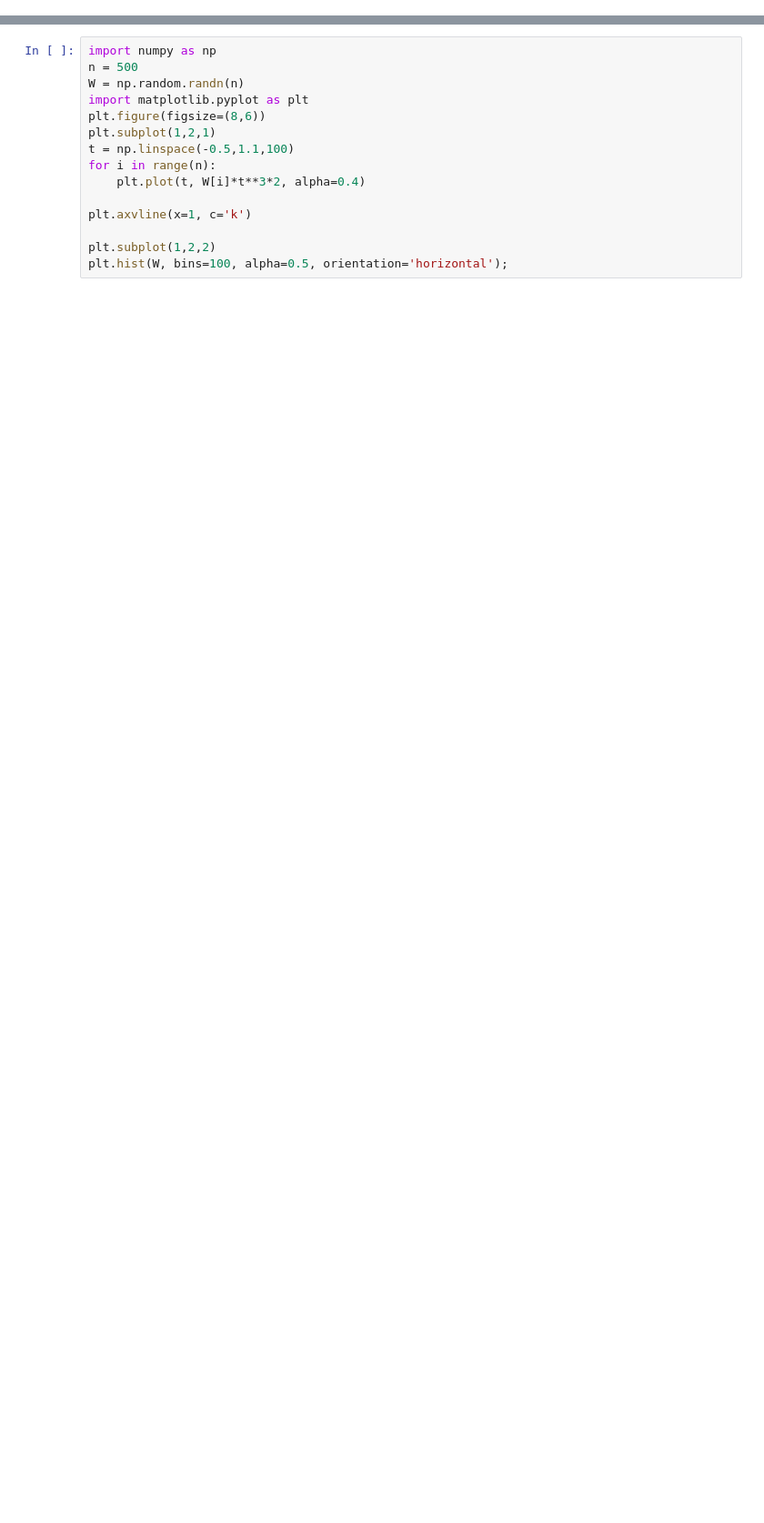
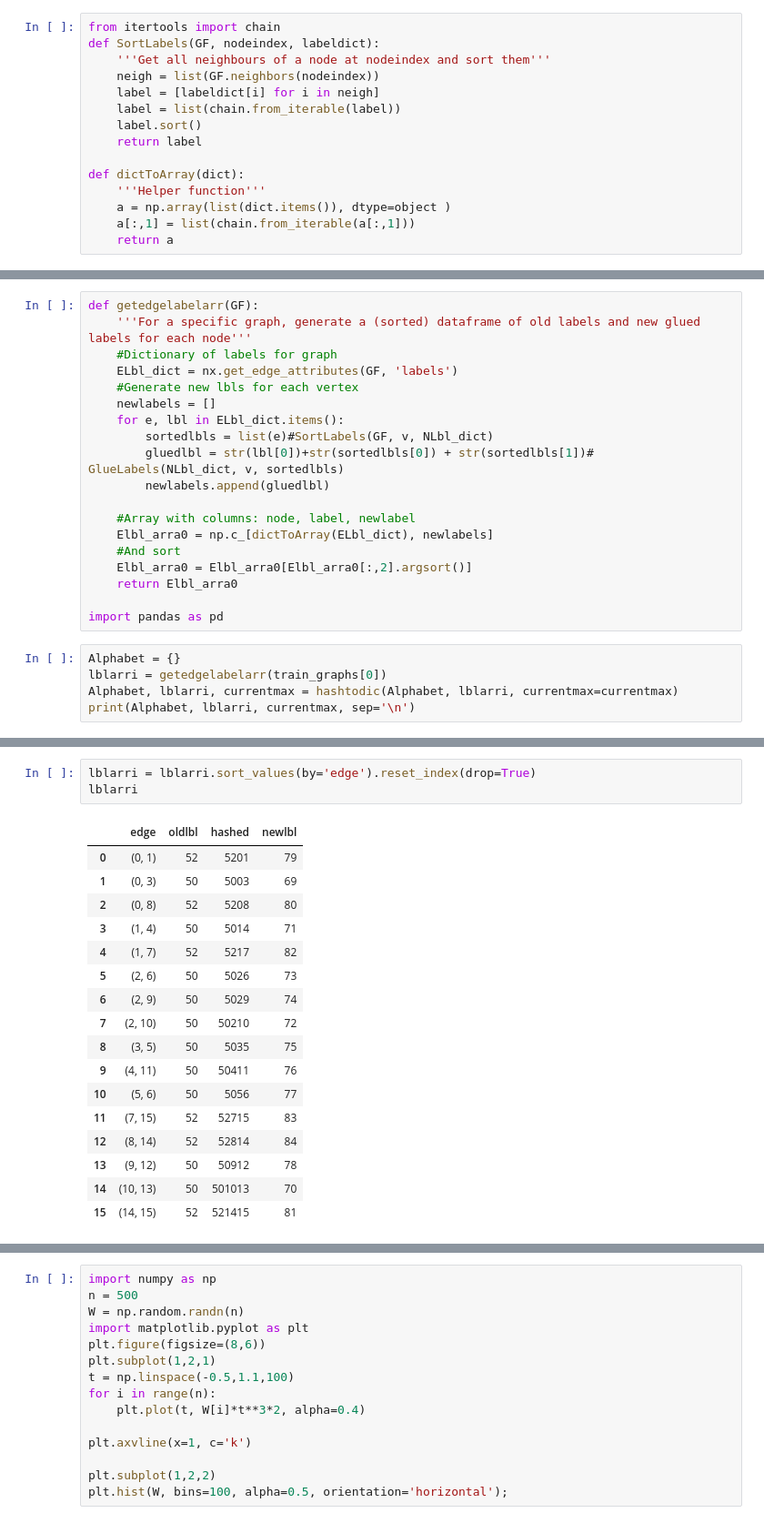
Before and after one commit to neytjieb1/kaggle_challenge, a Jupyter notebook: Scraps/scraps.ipynb, the cells around one changed output, grey strips where cells are left out. Shown: that part at 91% size. Saved outputs shown, nothing was run; the diff lists cells and outputs as text; blank space fills up the shorter version.

Commit message:
Incorporated edge labels

```diff
--- a/Scraps/scraps.ipynb
+++ b/Scraps/scraps.ipynb
@@ -0,0 +12,15 @@
+# %%
+from itertools import chain
+def SortLabels(GF, nodeindex, labeldict):
+    '''Get all neighbours of a node at nodeindex and sort them'''
+    neigh = list(GF.neighbors(nodeindex))
+    label = [labeldict[i] for i in neigh]
+    label = list(chain.from_iterable(label))
+    label.sort()
+    return label
+
+def dictToArray(dict):
+    '''Helper function'''
+    a = np.array(list(dict.items()), dtype=object )
+    a[:,1] = list(chain.from_iterable(a[:,1]))
+    return a
@@ -0,0 +53,24 @@
+# %%
+def getedgelabelarr(GF):
+    '''For a specific graph, generate a (sorted) dataframe of old labels and new glued labels for each node'''
+    #Dictionary of labels for graph
+    ELbl_dict = nx.get_edge_attributes(GF, 'labels')
+    #Generate new lbls for each vertex
+    newlabels = []
+    for e, lbl in ELbl_dict.items():
+        sortedlbls = list(e)#SortLabels(GF, v, NLbl_dict)
+        gluedlbl = str(lbl[0])+str(sortedlbls[0]) + str(sortedlbls[1])# GlueLabels(NLbl_dict, v, sortedlbls)
+        newlabels.append(gluedlbl)
+
+    #Array with columns: node, label, newlabel
+    Elbl_arra0 = np.c_[dictToArray(ELbl_dict), newlabels]
+    #And sort
+    Elbl_arra0 = Elbl_arra0[Elbl_arra0[:,2].argsort()]
+    return Elbl_arra0
+
+import pandas as pd
+# %%
+Alphabet = {}
+lblarri = getedgelabelarr(train_graphs[0])
+Alphabet, lblarri, currentmax = hashtodic(Alphabet, lblarri, currentmax=currentmax)
+print(Alphabet, lblarri, currentmax, sep='\n')
@@ -0,0 +97,21 @@
+# %%
+lblarri = lblarri.sort_values(by='edge').reset_index(drop=True)
+lblarri
+# %% [output]
+|  | edge | oldlbl | hashed | newlbl |
+| 0 | (0, 1) | 52 | 5201 | 79 |
+| 1 | (0, 3) | 50 | 5003 | 69 |
+| 2 | (0, 8) | 52 | 5208 | 80 |
+| 3 | (1, 4) | 50 | 5014 | 71 |
+| 4 | (1, 7) | 52 | 5217 | 82 |
+| 5 | (2, 6) | 50 | 5026 | 73 |
+| 6 | (2, 9) | 50 | 5029 | 74 |
+| 7 | (2, 10) | 50 | 50210 | 72 |
+| 8 | (3, 5) | 50 | 5035 | 75 |
+| 9 | (4, 11) | 50 | 50411 | 76 |
+| 10 | (5, 6) | 50 | 5056 | 77 |
+| 11 | (7, 15) | 52 | 52715 | 83 |
+| 12 | (8, 14) | 52 | 52814 | 84 |
+| 13 | (9, 12) | 50 | 50912 | 78 |
+| 14 | (10, 13) | 50 | 501013 | 70 |
+| 15 | (14, 15) | 52 | 521415 | 81 |
```
Also changed, not shown: parts of 7 cells of this notebook, 6 other files.
